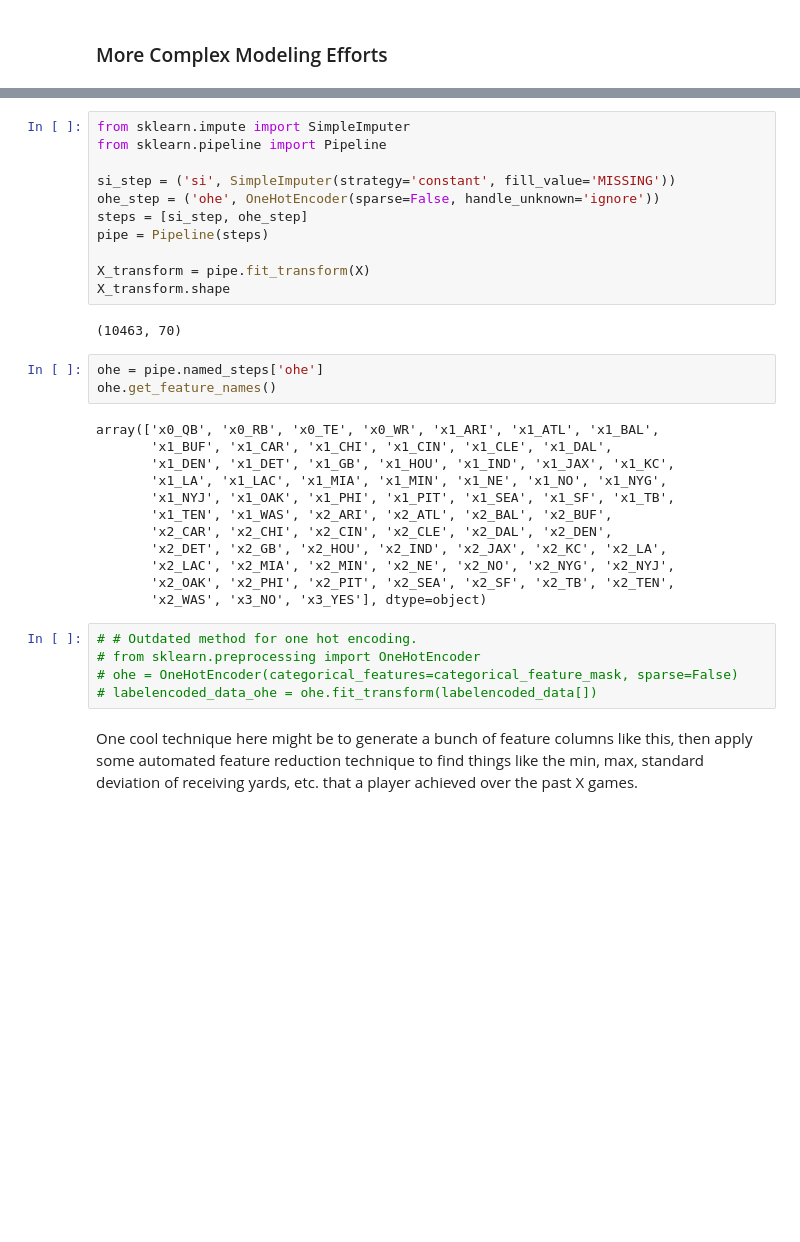
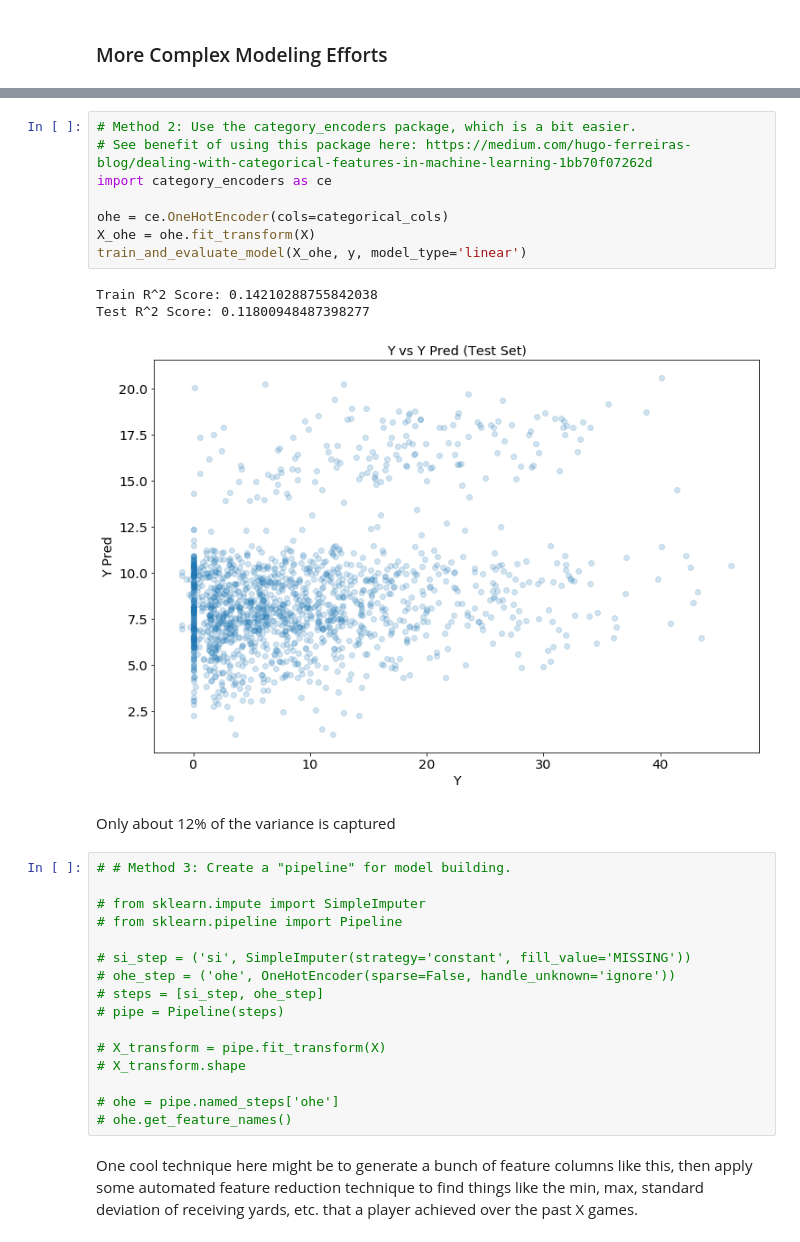
Before and after one commit to jeffbruce/daily-fantasy-modeling, a Jupyter notebook: draftkings_modeling.ipynb, the cells around one changed output, grey strips where cells are left out. Cells and saved outputs as stored; diff of their text form; blank space fills up the shorter version.

```diff
--- a/draftkings_modeling.ipynb
+++ b/draftkings_modeling.ipynb
@@ -459,36 +480,33 @@ X = data[categorical_cols]
+# %%
+# Method 2: Use the category_encoders package, which is a bit easier.
+# See benefit of using this package here: https://medium.com/hugo-ferreiras-blog/dealing-with-categorical-features-in-machine-learning-1bb70f07262d
+import category_encoders as ce
+
+ohe = ce.OneHotEncoder(cols=categorical_cols)
+X_ohe = ohe.fit_transform(X)
+train_and_evaluate_model(X_ohe, y, model_type='linear')
+# %% [output]
+Train R^2 Score: 0.14210288755842038
+Test R^2 Score: 0.11800948487398277
+[figure, added]
+# %% [markdown]
+Only about 12% of the variance is captured
 # %%
-from sklearn.impute import SimpleImputer
-from sklearn.pipeline import Pipeline
+# # Method 3: Create a "pipeline" for model building.
 
-si_step = ('si', SimpleImputer(strategy='constant', fill_value='MISSING'))
-ohe_step = ('ohe', OneHotEncoder(sparse=False, handle_unknown='ignore'))
-steps = [si_step, ohe_step]
-pipe = Pipeline(steps)
+# from sklearn.impute import SimpleImputer
+# from sklearn.pipeline import Pipeline
 
-X_transform = pipe.fit_transform(X)
-X_transform.shape
+# si_step = ('si', SimpleImputer(strategy='constant', fill_value='MISSING'))
+# ohe_step = ('ohe', OneHotEncoder(sparse=False, handle_unknown='ignore'))
+# steps = [si_step, ohe_step]
+# pipe = Pipeline(steps)
+
+# X_transform = pipe.fit_transform(X)
+# X_transform.shape
+
+# ohe = pipe.named_steps['ohe']
+# ohe.get_feature_names()
-# %% [output]
-(10463, 70)
-# %%
-ohe = pipe.named_steps['ohe']
-ohe.get_feature_names()
-# %% [output]
-array(['x0_QB', 'x0_RB', 'x0_TE', 'x0_WR', 'x1_ARI', 'x1_ATL', 'x1_BAL',
-       'x1_BUF', 'x1_CAR', 'x1_CHI', 'x1_CIN', 'x1_CLE', 'x1_DAL',
-       'x1_DEN', 'x1_DET', 'x1_GB', 'x1_HOU', 'x1_IND', 'x1_JAX', 'x1_KC',
-       'x1_LA', 'x1_LAC', 'x1_MIA', 'x1_MIN', 'x1_NE', 'x1_NO', 'x1_NYG',
-       'x1_NYJ', 'x1_OAK', 'x1_PHI', 'x1_PIT', 'x1_SEA', 'x1_SF', 'x1_TB',
-       'x1_TEN', 'x1_WAS', 'x2_ARI', 'x2_ATL', 'x2_BAL', 'x2_BUF',
-       'x2_CAR', 'x2_CHI', 'x2_CIN', 'x2_CLE', 'x2_DAL', 'x2_DEN',
-       'x2_DET', 'x2_GB', 'x2_HOU', 'x2_IND', 'x2_JAX', 'x2_KC', 'x2_LA',
-       'x2_LAC', 'x2_MIA', 'x2_MIN', 'x2_NE', 'x2_NO', 'x2_NYG', 'x2_NYJ',
-       'x2_OAK', 'x2_PHI', 'x2_PIT', 'x2_SEA', 'x2_SF', 'x2_TB', 'x2_TEN',
-       'x2_WAS', 'x3_NO', 'x3_YES'], dtype=object)
-# %%
-# # Outdated method for one hot encoding.
-# from sklearn.preprocessing import OneHotEncoder
-# ohe = OneHotEncoder(categorical_features=categorical_feature_mask, sparse=False)
-# labelencoded_data_ohe = ohe.fit_transform(labelencoded_data[])
 # %% [markdown]
 One cool technique here might be to generate a bunch of feature columns like this, then apply some automated feature reduction technique to find things like the min, max, standard deviation of receiving yards, etc. that a player achieved over the past X games.
 # %% [markdown]
```
Also changed, not shown: parts of 21 cells of this notebook, 1 other file.
